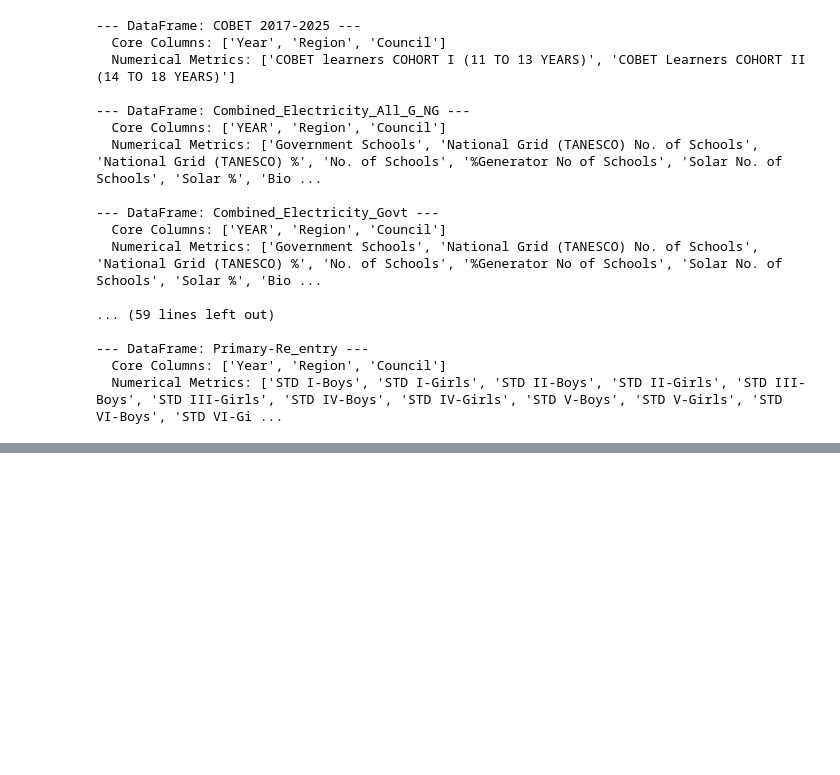
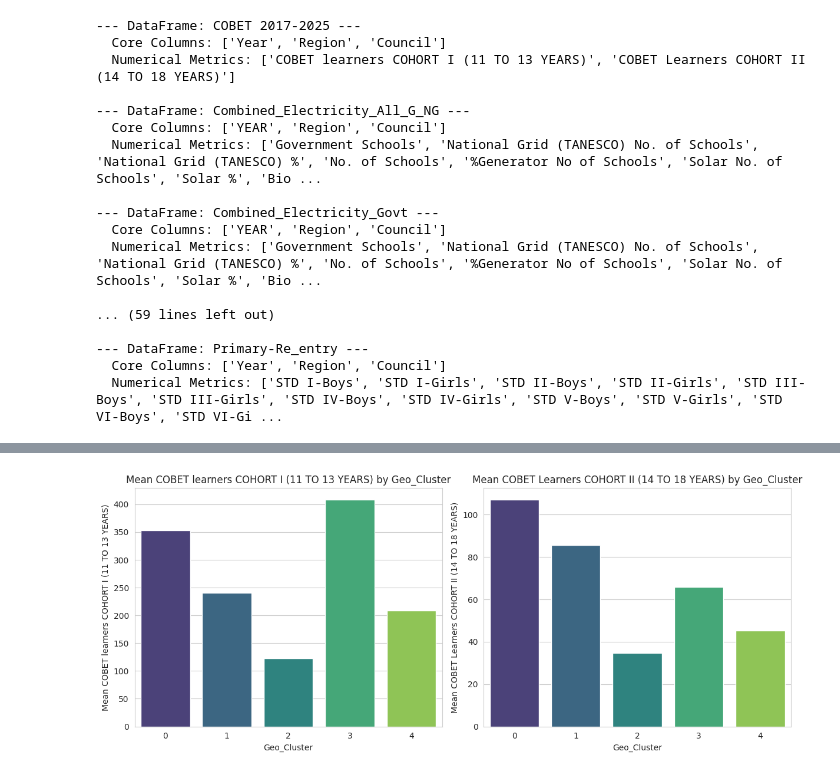
Before and after one commit to kadefue/MoEST, a Jupyter notebook: MoEST_Modeling.ipynb, the cells around one changed output, grey strips where cells are left out. Saved outputs shown, nothing was run; the diff lists cells and outputs as text; code cells hidden in the pictures; blank space fills up the shorter version.

```diff
--- a/MoEST_Modeling.ipynb
+++ b/MoEST_Modeling.ipynb
@@ -1426,0 +1567,18 @@ for df_name, features in dataframe_features.items():
+# %%
+selected_dfs_to_verify = [
+    'COBET 2017-2025',
+    'Data-Primary Enrollment 2016-2025'
+]
+
+print("--- Verifying selected DataFrames for Geo_Cluster integration ---")
+
+for df_name in selected_dfs_to_verify:
+    if df_name in loaded_dataframes:
+        df = loaded_dataframes[df_name]
+        print(f"\n--- DataFrame: {df_name} ---")
+        print("First 5 rows:")
+        print(df.head())
+        print("\nDataFrame Info:")
+        df.info()
+    else:
+        print(f"\nDataFrame '{df_name}' not found in loaded_dataframes.")
@@ -1426,0 +1728,79 @@ for df_name, features in dataframe_features.items():
+# %%
+print("--- Generating Visualizations for Cluster Characteristics ---")
+
+# Set plotting style
+sns.set_style("whitegrid")
+
+# Bar plots for mean values from cluster_analysis_results
+for df_name, stats_df in cluster_analysis_results.items():
+    print(f"\nVisualizing mean metrics for {df_name}:")
+
+    # Get all metric columns from the grouped_stats DataFrame
+    # Flatten MultiIndex columns if they exist (mean, median, std)
+    if isinstance(stats_df.columns, pd.MultiIndex):
+        metrics_to_plot = stats_df.columns.levels[0].tolist()
+        # Ensure 'Geo_Cluster' is not treated as a metric if it was somehow included
+        if 'Geo_Cluster' in metrics_to_plot:
+            metrics_to_plot.remove('Geo_Cluster')
+    else:
+        metrics_to_plot = stats_df.columns.tolist()
+
+    # Create a figure for each DataFrame to hold multiple bar plots
+    n_metrics = len(metrics_to_plot)
+    if n_metrics == 0: # Ensure there are metrics to plot
+        continue
+
+    fig, axes = plt.subplots(1, n_metrics, figsize=(n_metrics * 6, 5), sharey=False)
+    if n_metrics == 1:
+        axes = [axes]
+    else:
+        axes = axes.flatten() # Flatten in case n_metrics > 1 to iterate easily
+
+    for i, metric in enumerate(metrics_to_plot):
+        # Extract mean values for the current metric
+        if isinstance(stats_df.columns, pd.MultiIndex):
+            plot_data = stats_df[metric]['mean']
+        else:
+            plot_data = stats_df[metric]
+
+        sns.barplot(x=plot_data.index, y=plot_data.values, ax=axes[i], palette='viridis')
+        axes[i].set_title(f'Mean {metric} by Geo_Cluster')
+        axes[i].set_xlabel('Geo_Cluster')
+        axes[i].set_ylabel(f'Mean {metric}')
+
+    plt.tight_layout()
+    plt.show()
+
+# Box plots for distribution from original DataFrames
+print("\nVisualizing distributions (box plots) for selected metrics:")
+for df_name, metrics in dfs_to_analyze.items():
+    df = loaded_dataframes[df_name]
+
+    if 'Geo_Cluster' not in df.columns:
+        continue
+
+    valid_metrics = [m for m in metrics if m in df.columns]
+    if not valid_metrics:
+        continue
+
+    n_metrics = len(valid_metrics)
+    if n_metrics == 0:
+        continue
+
+    fig, axes = plt.subplots(1, n_metrics, figsize=(n_metrics * 7, 6), sharey=False)
+    if n_metrics == 1:
+        axes = [axes]
+    else:
+        axes = axes.flatten() # Flatten for consistency
+
+    for i, metric in enumerate(valid_metrics):
+        sns.boxplot(x='Geo_Cluster', y=metric, data=df, ax=axes[i], palette='viridis')
+        axes[i].set_title(f'Distribution of {metric} by Geo_Cluster')
+        axes[i].set_xlabel('Geo_Cluster')
+        axes[i].set_ylabel(metric)
+
+    plt.tight_layout()
+    plt.show()
+
+print("--- All visualizations generated. ---")
+# %% [output]
@@ -1426,0 +1810 @@ for df_name, features in dataframe_features.items():
+[figure, added]
```
Also changed, not shown: parts of 32 cells of this notebook.
